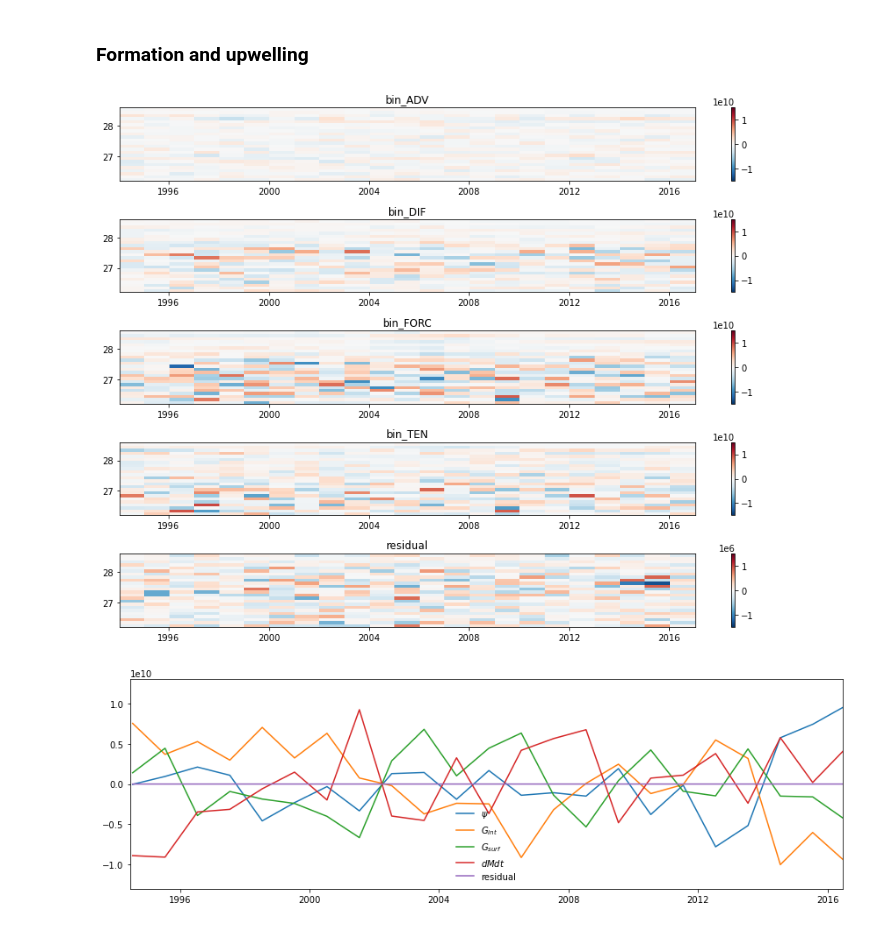
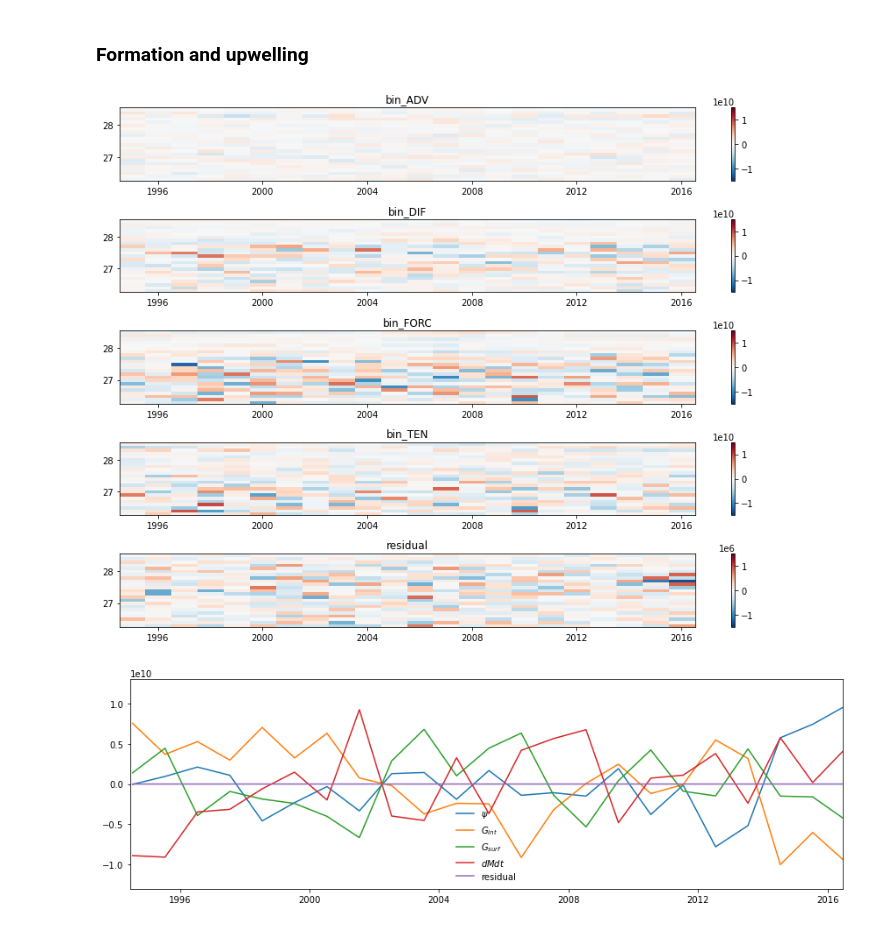
Before and after one commit to gmacgilchrist/so_decadal_variability, a Jupyter notebook: notebooks/draw_ecco.ipynb, the cells around one changed output. Saved outputs shown, nothing was run; the diff lists cells and outputs as text; code cells hidden in the pictures.

```diff
--- a/notebooks/draw_ecco.ipynb
+++ b/notebooks/draw_ecco.ipynb
@@ -76,8 +74,7 @@ for term in terms:
     im = axnow.pcolormesh(ecco_annanom[term]['time'],
                           ecco_annanom[term]['gamma_n'],
                           sign*ecco_annanom[term],
-                          vmin=clims[0],vmax=clims[1],cmap='RdBu_r',
-                          shading='auto')
+                          vmin=clims[0],vmax=clims[1],cmap='RdBu_r')
     axnow.set_title(names[term])
     axnow.invert_yaxis()
     cb = plt.colorbar(im,ax=axnow)
@@ -142,3 +163,30 @@ ax.legend()
 # %% [output]
 <matplotlib.legend.Legend at 0x...>
 [figure]
+# %%
+# Formation
+fig,ax = plt.subplots(figsize=(12,4))
+
+x = 0.5*(ecco['gamma_n'][1:].values+ecco['gamma_n'][:-1].values)
+
+term='bin_ADV'
+sign=signs[term]
+value = sign*ecco[term].diff('gamma_n').mean('time')
+ax.plot(x,value,label=term, color='tab:orange')
+
+term='bin_FORC'
+sign=signs[term]
+value = sign*ecco[term].diff('gamma_n').mean('time')
+ax.plot(x,value,label=term, color='tab:blue', linestyle='--')
+
+term='bin_DIF'
+sign=signs[term]
+value = sign*ecco[term].diff('gamma_n').mean('time')
+ax.plot(x,value,label=term, color='tab:blue', linestyle=':')
+
+value = (ecco['bin_FORC']+ecco['bin_DIF'])
+value = value.diff('gamma_n').mean('time')
+ax.plot(x,value,label=names[term])
+
+ax.set_ylim([-1.5E10, 1.5E10])
+ax.legend()
@@ -171,12 +234,12 @@ ADV_est = -1*(signs['bin_FORC']*ecco_annanom['bin_FORC']+signs['bin_TEN']*ecco_a
 clims = [-1E10, 1E10]
 fig,ax = plt.subplots(figsize=(12,6),nrows=2)
 im = ax[0].pcolormesh(ADV['time'],ADV['gamma_n'],ADV,
-                 cmap='RdBu_r',vmin=clims[0],vmax=clims[1],shading='auto')
+                 cmap='RdBu_r',vmin=clims[0],vmax=clims[1])
 ax[0].set_title('$\psi$')
 ax[0].invert_yaxis()
 plt.colorbar(im,ax=ax[0])
 im = ax[1].pcolormesh(ADV_est['time'],ADV_est['gamma_n'],ADV_est,
-                 cmap='RdBu_r',vmin=clims[0],vmax=clims[1],shading='auto')
+                 cmap='RdBu_r',vmin=clims[0],vmax=clims[1])
 ax[1].set_title('$G_{surf} + dMdt$')
 ax[1].invert_yaxis()
 plt.colorbar(im,ax=ax[1])
@@ -188,34 +251,32 @@ plt.tight_layout()
 # %%
 clims = [-1.5E10, 1.5E10]
 residual = xr.zeros_like(socalc._annualanom(ecco['bin_FORC'].diff('gamma_n')))
 fig,ax = plt.subplots(figsize = (12,9), nrows = len(ecco.data_vars)+1)
 count=0
 for term in terms:
     sign=signs[term]
 
     value = socalc._annualanom(-1*ecco[term].diff('gamma_n'))
     axnow = ax[count]
     im = axnow.pcolormesh(value['time'],
                           value['gamma_n'],
                           sign*value,
-                          vmin=clims[0],vmax=clims[1],cmap='RdBu_r',
-                          shading='auto')
+                          vmin=clims[0],vmax=clims[1],cmap='RdBu_r')
     axnow.set_title(term)
     plt.colorbar(im,ax=axnow)
 
     residual+=sign*value
     count+=1
 
 im = ax[count].pcolormesh(residual['time'],
                           residual['gamma_n'],
                           residual,
-                          vmin=clims[0]*1E-4,vmax=clims[1]*1E-4,cmap='RdBu_r',
-                          shading='auto')
+                          vmin=clims[0]*1E-4,vmax=clims[1]*1E-4,cmap='RdBu_r')
 ax[count].set_title('residual')
 plt.colorbar(im,ax=ax[count])
 plt.tight_layout()
 # %% [output]
-[figure, old version]
+[figure, new version]
 # %%
 # Upwelling
 clims = [-1.5E10, 1.5E10]
```
Also changed, not shown: parts of 8 cells of this notebook, 2 other files.
